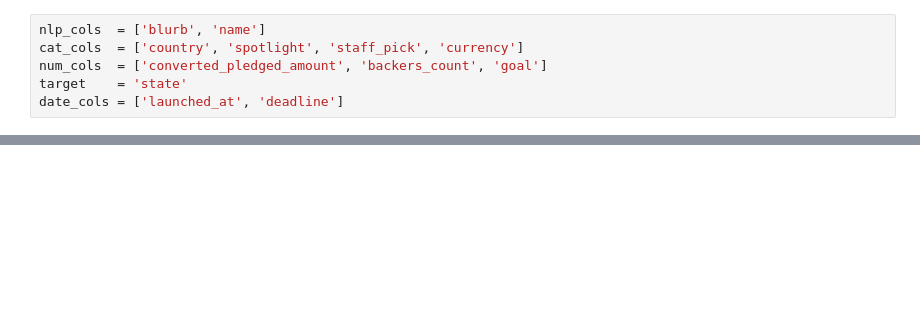
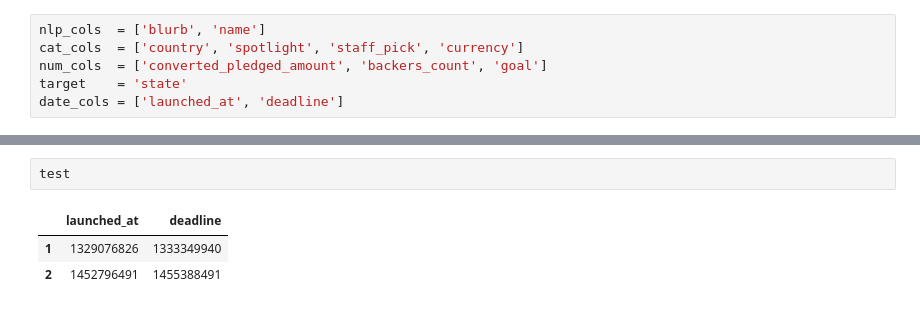
Before and after one commit to PTPT-Kickstarter1/Backend, a Jupyter notebook: model.ipynb, the cells around one changed output, grey strips where cells are left out. Saved outputs shown, nothing was run; the diff lists cells and outputs as text; blank space fills up the shorter version.

```diff
--- a/model.ipynb
+++ b/model.ipynb
@@ -34,0 +55,6 @@ X_test,   y_test =  df_test.drop(columns = [target]),  df_test[target]
+# %%
+test
+# %% [output]
+|  | launched_at | deadline |
+| 1 | 1329076826 | 1333349940 |
+| 2 | 1452796491 | 1455388491 |
```
Also changed, not shown: parts of 8 cells of this notebook, 6 other files.
